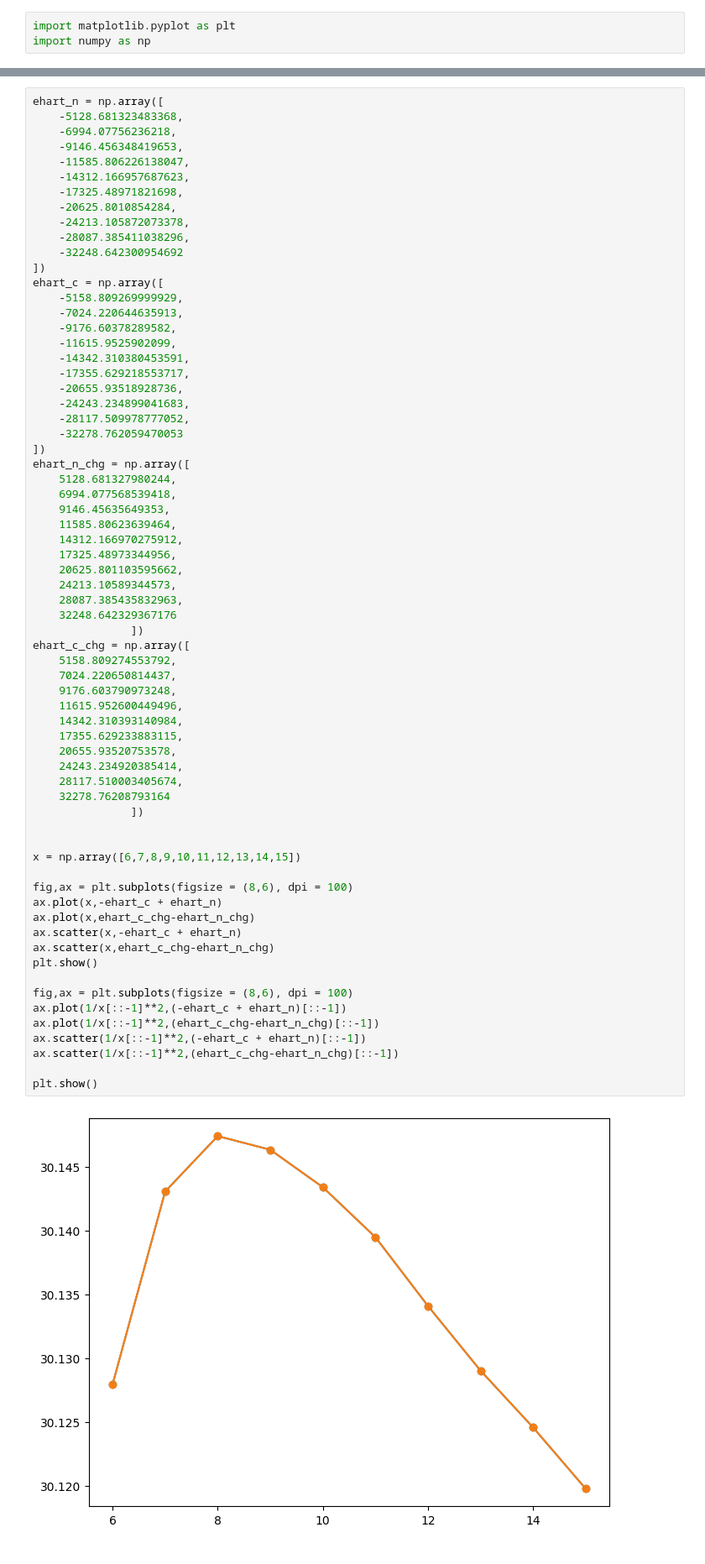
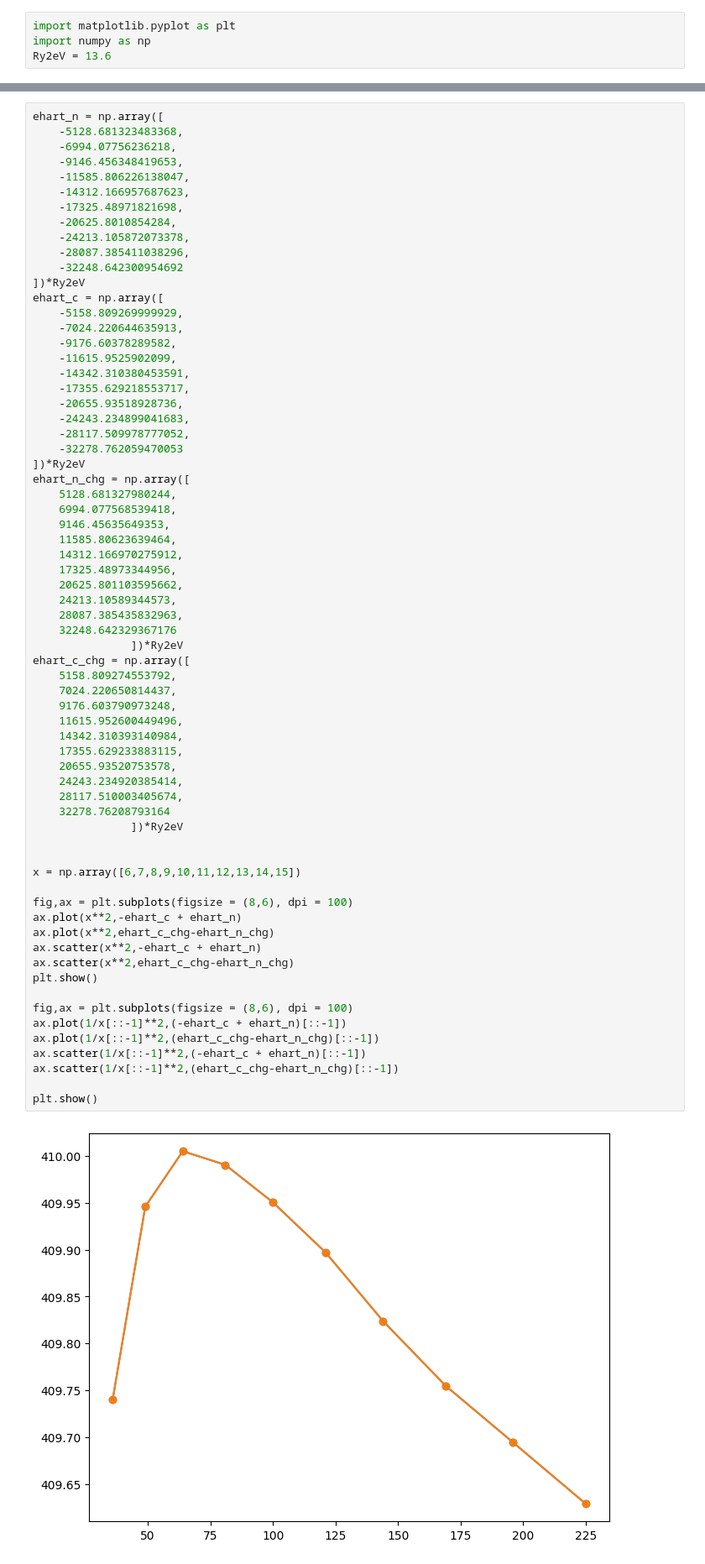
Before and after one commit to rjguo1208/potcorr, a Jupyter notebook: plot.ipynb, the cells around one changed output, grey strips where cells are left out. Shown at 84% size. Cells and saved outputs as stored; diff of their text form.

```diff
--- a/plot.ipynb
+++ b/plot.ipynb
@@ -1,4 +1,5 @@
 # %%
 import matplotlib.pyplot as plt
 import numpy as np
+Ry2eV = 13.6
 # %%
@@ -165,7 +177,7 @@ ehart_n = np.array([
     -24213.105872073378,
     -28087.385411038296,
     -32248.642300954692
-])
+])*Ry2eV
 ehart_c = np.array([
     -5158.809269999929,
     -7024.220644635913,
@@ -177,7 +189,7 @@ ehart_c = np.array([
     -24243.234899041683,
     -28117.509978777052,
     -32278.762059470053
-])
+])*Ry2eV
 ehart_n_chg = np.array([
     5128.681327980244,
     6994.077568539418,
@@ -188,37 +200,37 @@ ehart_n_chg = np.array([
     20625.801103595662,
     24213.10589344573,
     28087.385435832963,
     32248.642329367176
-               ])
+               ])*Ry2eV
 ehart_c_chg = np.array([
     5158.809274553792,
     7024.220650814437,
     9176.603790973248,
     11615.952600449496,
     14342.310393140984,
     17355.629233883115,
     20655.93520753578,
     24243.234920385414,
     28117.510003405674,
     32278.76208793164
-               ])
+               ])*Ry2eV
 
 
 x = np.array([6,7,8,9,10,11,12,13,14,15])
 
 fig,ax = plt.subplots(figsize = (8,6), dpi = 100)
-ax.plot(x,-ehart_c + ehart_n)
-ax.plot(x,ehart_c_chg-ehart_n_chg)
-ax.scatter(x,-ehart_c + ehart_n)
-ax.scatter(x,ehart_c_chg-ehart_n_chg)
+ax.plot(x**2,-ehart_c + ehart_n)
+ax.plot(x**2,ehart_c_chg-ehart_n_chg)
+ax.scatter(x**2,-ehart_c + ehart_n)
+ax.scatter(x**2,ehart_c_chg-ehart_n_chg)
 plt.show()
 
 fig,ax = plt.subplots(figsize = (8,6), dpi = 100)
 ax.plot(1/x[::-1]**2,(-ehart_c + ehart_n)[::-1])
 ax.plot(1/x[::-1]**2,(ehart_c_chg-ehart_n_chg)[::-1])
 ax.scatter(1/x[::-1]**2,(-ehart_c + ehart_n)[::-1])
 ax.scatter(1/x[::-1]**2,(ehart_c_chg-ehart_n_chg)[::-1])
 
 plt.show()
 # %% [output]
-[figure, old version]
+[figure, new version]
```
Also changed, not shown: parts of 14 cells of this notebook, 1 other file.
